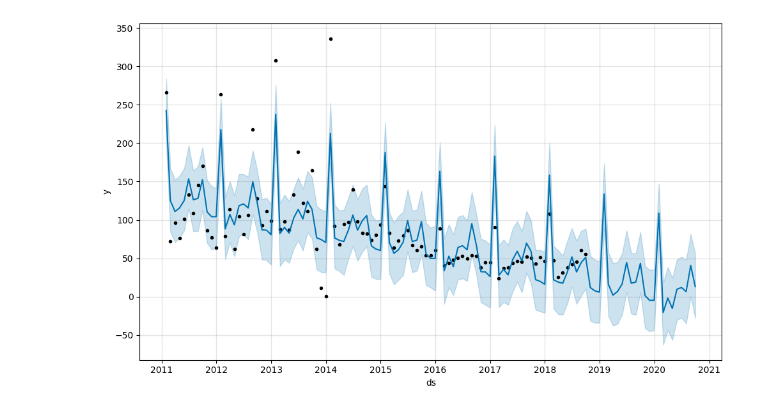
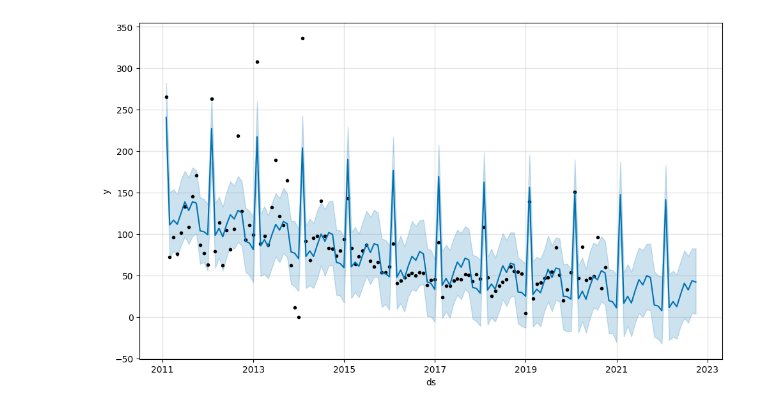
Before and after one commit to hh66911/2024-dingding-A, a Jupyter notebook: prophet_model.ipynb, the cells around one changed output. Drawn from its saved outputs; the diff is of its cells as text; code cells hidden in the pictures.

```diff
--- a/prophet_model.ipynb
+++ b/prophet_model.ipynb
@@ -5,11 +7,11 @@ from model_predict import read_data_series, evaluate_model_prophet
 from matplotlib import pyplot as plt
 # %%
-series = read_data_series()
+series = model_predict.read_data_series()
 # %%
 series_train = series[:int(len(series)*0.8)]
 series_test = series[int(len(series)*0.8):]
 # %%
-df = pd.DataFrame({'ds': series_train.index, 'y': series_train.values})
+df = pd.DataFrame({'ds': series.index, 'y': series.values})
 model = Prophet()
 model.fit(df)
 future = model.make_future_dataframe(periods=24, freq='M')
@@ -22 +24 @@ plt.show()
-[figure, old version]
+[figure, new version]
```
Also changed, not shown: parts of 4 cells of this notebook, 2 other files.
